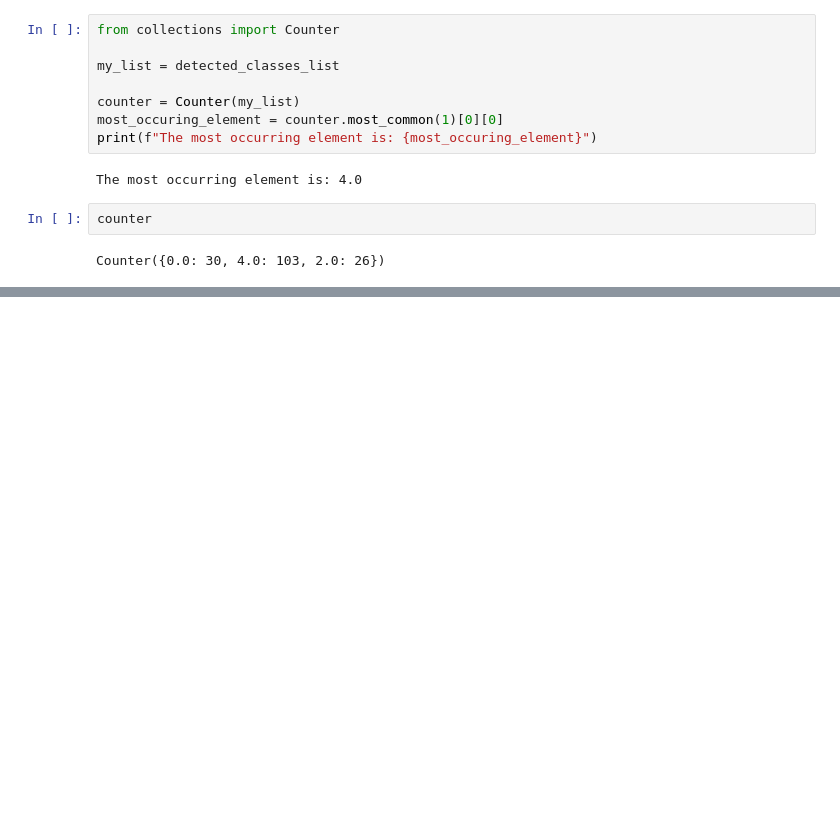
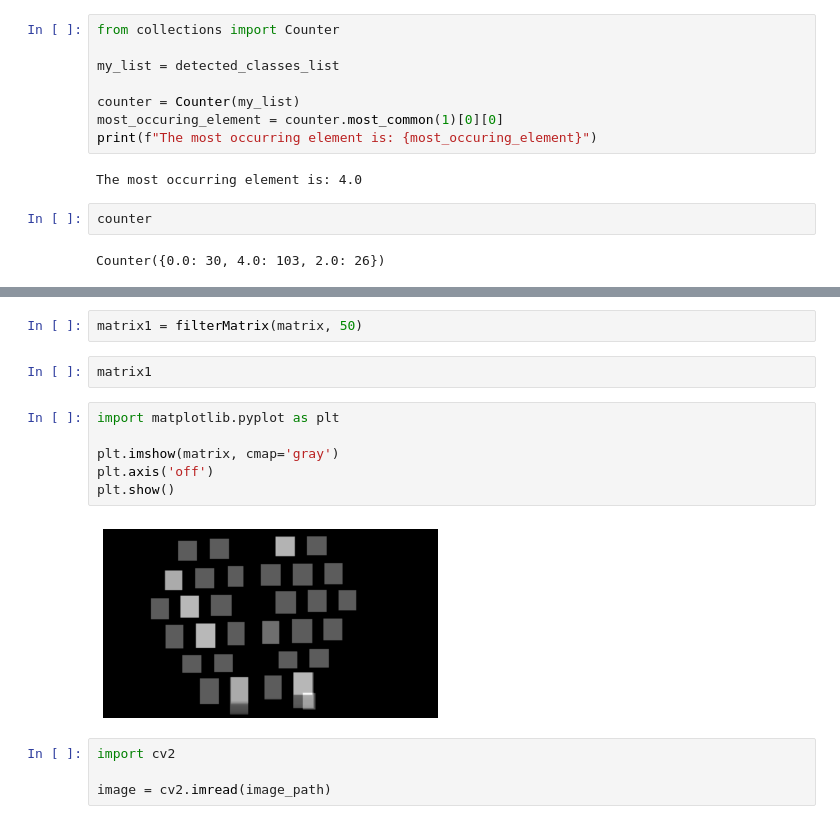
Before and after one commit to eai6/BeeVision, a Jupyter notebook: solitary_bee_hotels/scripts/research.ipynb, the cells around one changed output, grey strips where cells are left out. Cells and saved outputs as stored; diff of their text form; blank space fills up the shorter version.

```diff
--- a/solitary_bee_hotels/scripts/research.ipynb
+++ b/solitary_bee_hotels/scripts/research.ipynb
@@ -1010,0 +1084,16 @@ Counter({0.0: 30, 4.0: 103, 2.0: 26})
+# %%
+matrix1 = filterMatrix(matrix, 50)
+# %%
+matrix1
+# %%
+import matplotlib.pyplot as plt
+
+plt.imshow(matrix, cmap='gray')
+plt.axis('off')
+plt.show()
+# %% [output]
+[figure, added]
+# %%
+import cv2
+
+image = cv2.imread(image_path)
```
Also changed, not shown: parts of 37 cells of this notebook, 2 other files.
